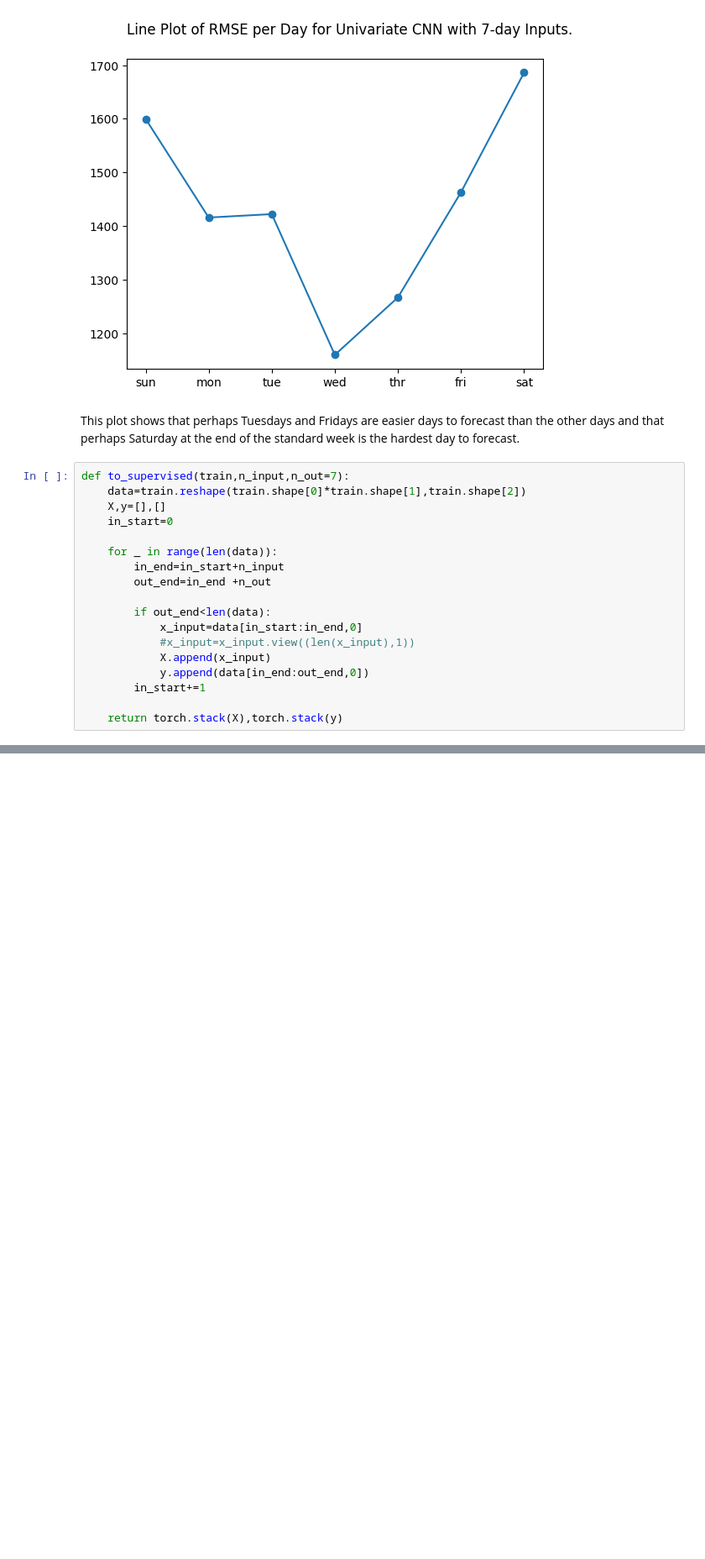
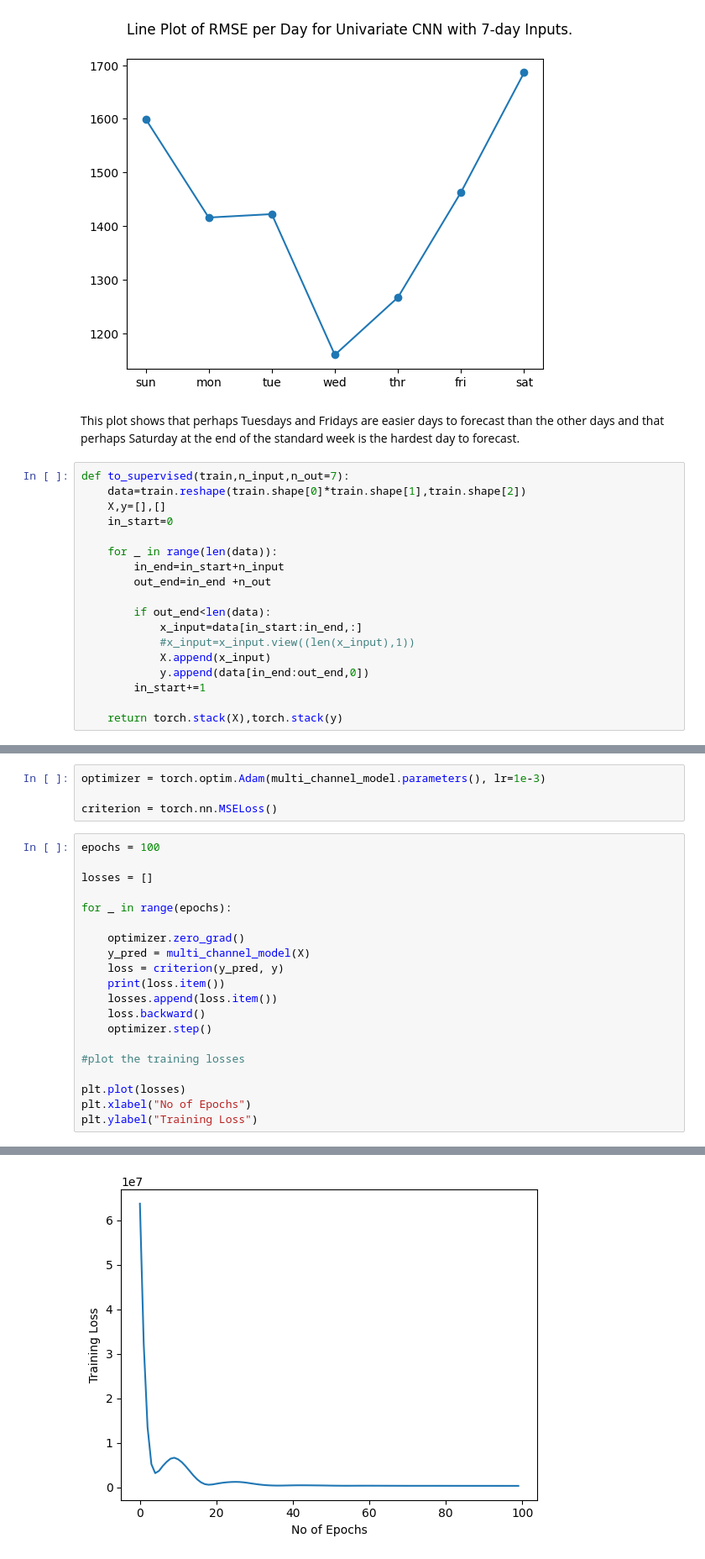
Before and after one commit to Suryasadasivam/Time_series_practice, a Jupyter notebook: Time_series_forecasting_CNN.ipynb, the cells around one changed output, grey strips where cells are left out. Shown at 84% size. Drawn from its saved outputs; the diff is of its cells as text; blank space fills up the shorter version.

```diff
--- a/Time_series_forecasting_CNN.ipynb
+++ b/Time_series_forecasting_CNN.ipynb
@@ -551,7 +551,7 @@ def to_supervised(train,n_input,n_out=7):
         out_end=in_end +n_out
 
         if out_end<len(data):
-            x_input=data[in_start:in_end,0]
+            x_input=data[in_start:in_end,:]
             #x_input=x_input.view((len(x_input),1))
             X.append(x_input)
             y.append(data[in_end:out_end,0])
@@ -566,0 +636,25 @@ X.shape, y.shape
+# %%
+optimizer = torch.optim.Adam(multi_channel_model.parameters(), lr=1e-3)
+
+criterion = torch.nn.MSELoss()
+# %%
+epochs = 100
+
+losses = []
+
+for _ in range(epochs):
+
+    optimizer.zero_grad()
+    y_pred = multi_channel_model(X)
+    loss = criterion(y_pred, y)
+    print(loss.item())
+    losses.append(loss.item())
+    loss.backward()
+    optimizer.step()
+
+#plot the training losses
+
+plt.plot(losses)
+plt.xlabel("No of Epochs")
+plt.ylabel("Training Loss")
+# %% [output]
@@ -566,0 +679 @@ X.shape, y.shape
+[figure, added]
```
Also changed, not shown: parts of 13 cells of this notebook.
